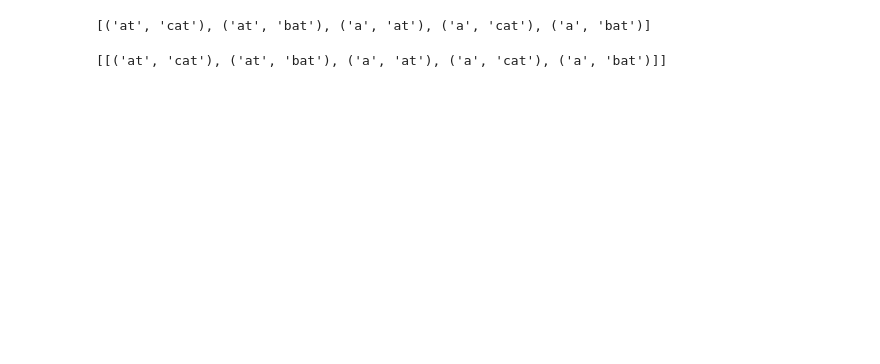
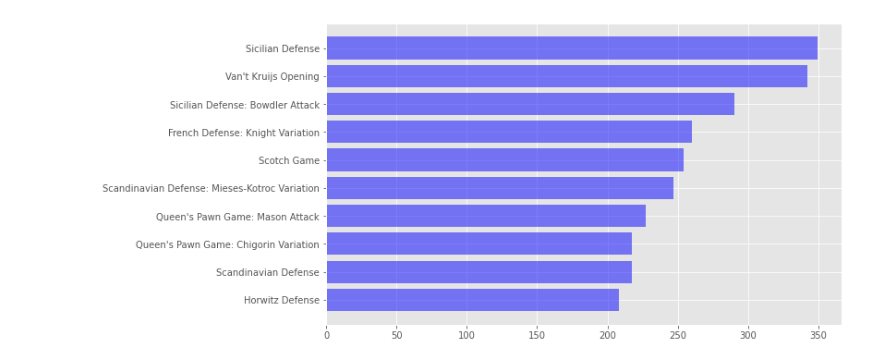
Before and after one commit to rmesrobi/Chess-Openings-EDA, a Jupyter notebook: chess_hypo_work.ipynb, the cells around one changed output. Drawn from its saved outputs; the diff is of its cells as text; code cells hidden in the pictures; blank space fills up the shorter version.

```diff
--- a/chess_hypo_work.ipynb
+++ b/chess_hypo_work.ipynb
@@ -122,26 +19,0 @@ y
-# %%
-#substrings
-lst = ['at', 'cat', 'bat', 'a']
-sub = []
-#tuple - anytime word appears in another word (at, cat) (at, bat) (a, at) etc
-
-def substrings(lst):
-    for word1 in lst:
-        for word2 in lst:
-            if word1 in word2 and word1 != word2:
-                sub.append((word1, word2))
-    return sub
-
-substrings(lst)
-# %% [output]
-[('at', 'cat'), ('at', 'bat'), ('a', 'at'), ('a', 'cat'), ('a', 'bat')]
-# %%
-def substrings(input):
-    return [[(a, b) for a in input for b in input if (a in b) and (a!=b)]]
-
-substrings(lst)
-# %% [output]
-[[('at', 'cat'), ('at', 'bat'), ('a', 'at'), ('a', 'cat'), ('a', 'bat')]]
-# %%
-for i in input:
-    i
@@ -147,0 +58,14 @@ for i in input:
+# %%
+#adding new column of data - date
+date = pd.to_datetime(df['created_at'], errors = 'ignore', unit = 'ms')
+df['date'] = pd.DatetimeIndex(date).date
+# %%
+#top 10 openings
+openings = df['opening_name'].value_counts()
+fig, ax = plt.subplots(1,1, figsize = (10,6))
+x_pos = [i for i in openings.index[0:10]]
+arr = np.array(openings[0:10])
+ax.barh(x_pos, arr, color = 'b', alpha = 0.5)
+ax.set_ylim(ax.get_ylim()[::-1]);
+# %% [output]
+[figure, added]
```
Also changed, not shown: parts of 34 cells of this notebook.
